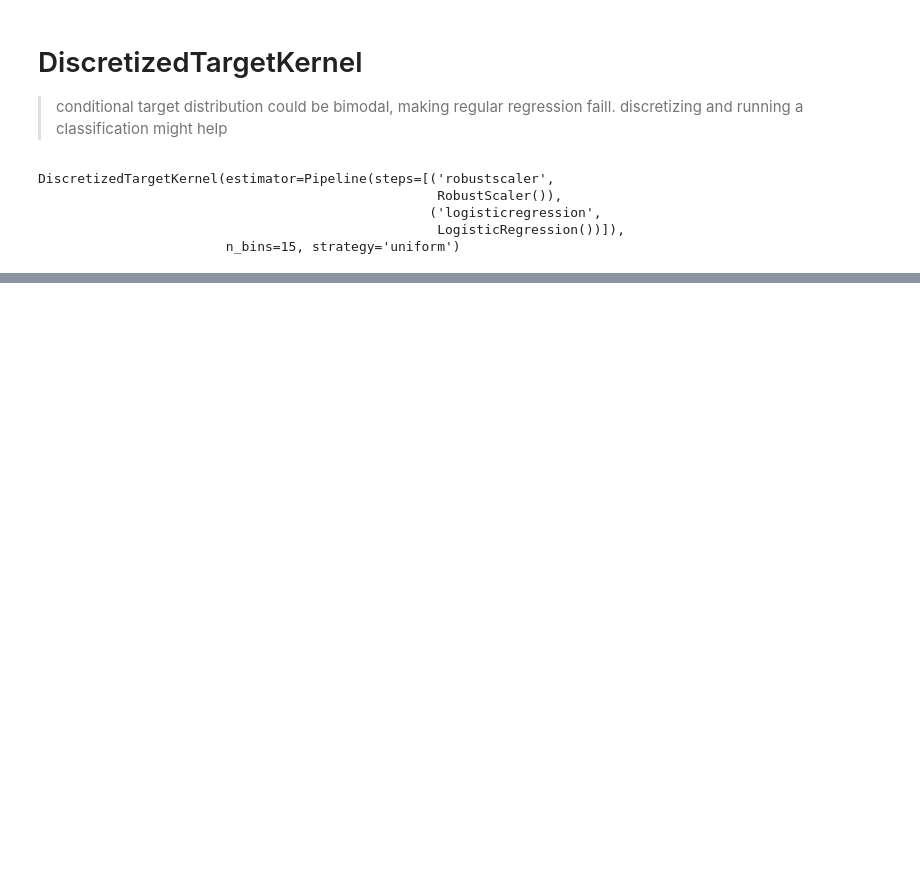
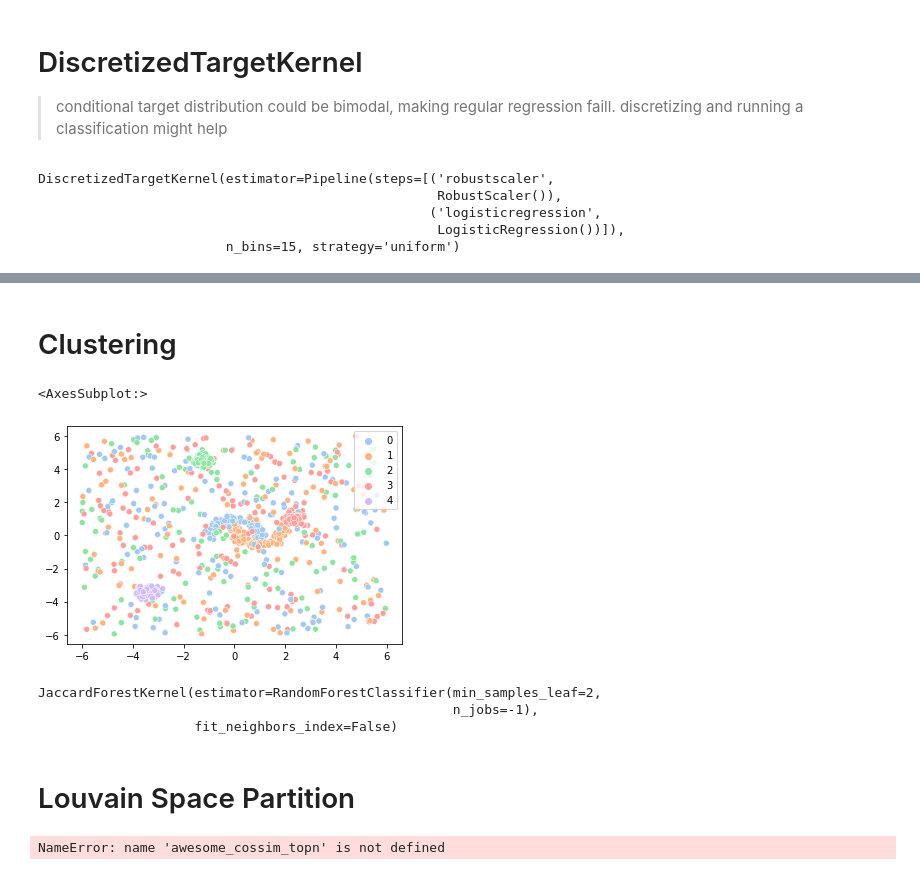
Before and after one commit to AlanGanem/heartwood, a Jupyter notebook: notebooks_dev/index.ipynb, the cells around one changed output, grey strips where cells are left out. Drawn from its saved outputs; the diff is of its cells as text; code cells hidden in the pictures; blank space fills up the shorter version.

```diff
--- a/notebooks_dev/index.ipynb
+++ b/notebooks_dev/index.ipynb
@@ -159,0 +171,2 @@ q[:10]
+# %% [markdown]
+# Clustering
@@ -159,0 +175,49 @@ q[:10]
+# %%
+npoints = 500
+nnoise = npoints//1
+range_ = 5
+moons, mlabels = make_moons(npoints//2, noise = 0.14)
+blobs, blabels = make_blobs(npoints//2,cluster_std = 0.2, center_box = (-range_,range_), random_state = 42)
+blabels = blabels + 2
+noise = np.random.uniform(-(range_+1), range_+1, (nnoise,2))
+nlabels = np.random.choice(range(blabels.max()), nnoise)
+
+data = np.vstack([moons, noise, blobs])
+labels = np.hstack([mlabels, nlabels, blabels])
+sns.scatterplot(*data.T, alpha = 1, hue = labels, palette = 'pastel')
+# %% [output]
+<AxesSubplot:>
+[figure, added]
+# %%
+from sklearn.preprocessing import QuantileTransformer
+isof = IsolationForest().fit(data)
+iso_score_raw = isof.decision_function(data).reshape(-1,1)
+isof_quant = QuantileTransformer()
+isof_quant.fit(iso_score_raw)
+
+iso_score_raw = iso_score_raw.reshape(-1,1)
+
+def isof_to_weights(data, isof, isof_quant):
+    iso_score_raw = isof.decision_function(data).reshape(-1,1)
+    return np.where(iso_score_raw > 0, np.ones(iso_score_raw.shape), isof_quant.transform(iso_score_raw))
+
+
+iso_score = isof_to_weights(data, isof, isof_quant)
+
+clst = JaccardForestKernel(
+    RandomForestClassifier(
+        100,
+        max_depth = None,
+        min_samples_leaf = 2,
+        n_jobs = -1,
+    ),
+    fit_neighbors_index = False
+)
+
+clst.fit(data, labels)
+# %% [output]
+JaccardForestKernel(estimator=RandomForestClassifier(min_samples_leaf=2,
+                                                     n_jobs=-1),
+                    fit_neighbors_index=False)
+# %% [markdown]
+# Louvain Space Partition
@@ -159,0 +257,4 @@ q[:10]
+# %%
+embs = awesome_cossim_topn(clst.transform(data), sparse.csr_matrix(embeder.embedding_col_), embeder.embedding_col_.shape[-1], lower_bound = 0).A/100
+# %% [output]
+NameError: name 'awesome_cossim_topn' is not defined
```
Also changed, not shown: parts of 27 cells of this notebook, 8 other files.
